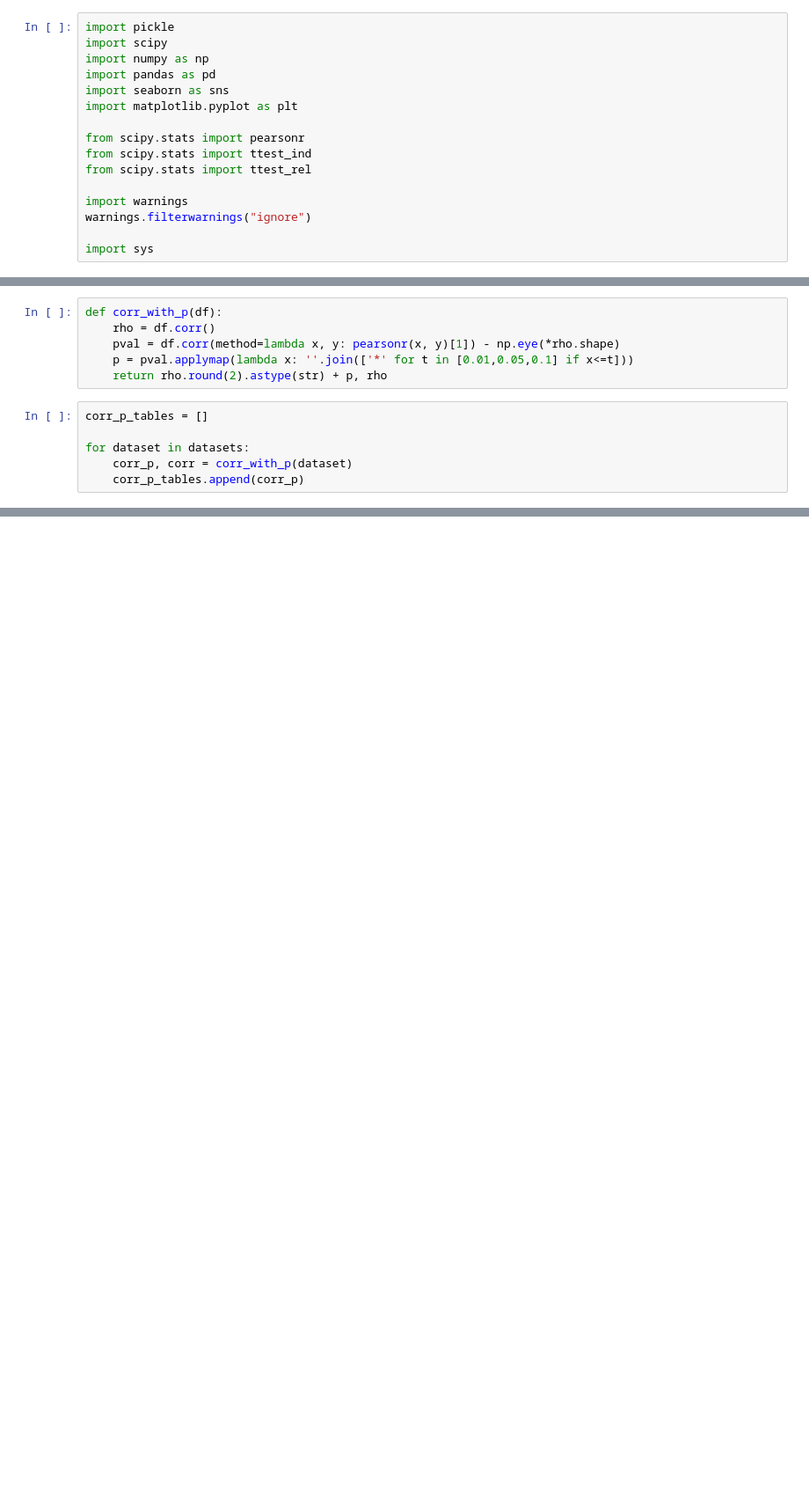
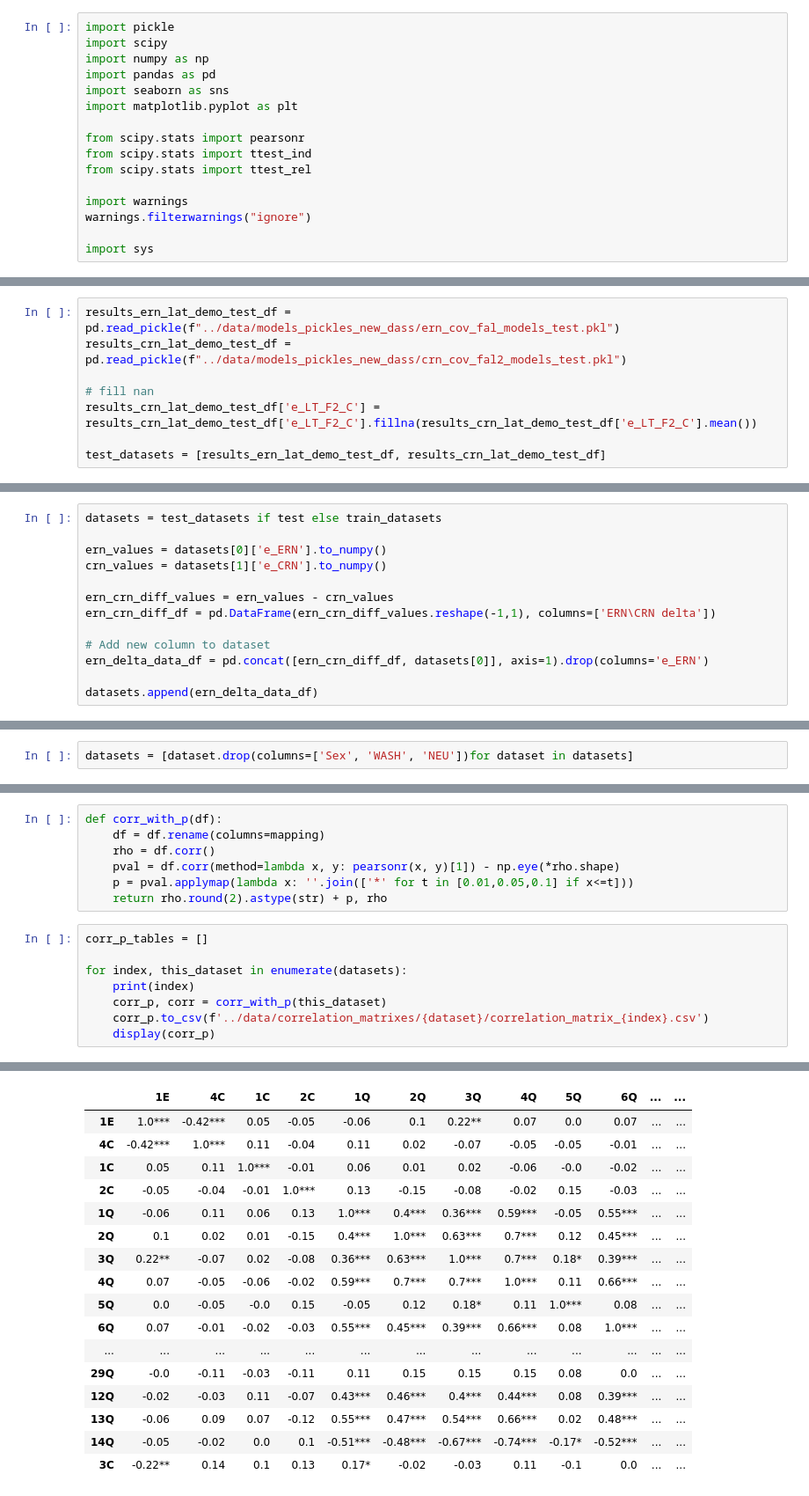
Before and after one commit to abelowska/errorNet, a Jupyter notebook: notebooks/correlation_analysis.ipynb, the cells around one changed output, grey strips where cells are left out. Shown: that part at 88% size. Cells and saved outputs as stored; diff of their text form; blank space fills up the shorter version.

Commit message:
Adds correlation analyses

```diff
--- a/notebooks/correlation_analysis.ipynb
+++ b/notebooks/correlation_analysis.ipynb
@@ -46 +33,9 @@ datasets = [
+# %%
+results_ern_lat_demo_test_df = pd.read_pickle(f"../data/models_pickles_new_dass/ern_cov_fal_models_test.pkl")
+results_crn_lat_demo_test_df = pd.read_pickle(f"../data/models_pickles_new_dass/crn_cov_fal2_models_test.pkl")
+
+# fill nan
+results_crn_lat_demo_test_df['e_LT_F2_C'] = results_crn_lat_demo_test_df['e_LT_F2_C'].fillna(results_crn_lat_demo_test_df['e_LT_F2_C'].mean())
+
+test_datasets = [results_ern_lat_demo_test_df, results_crn_lat_demo_test_df]
 # %% [markdown]
@@ -95,0 +43,13 @@ datasets.append(ern_crn_diff_data_df)
+# %%
+datasets = test_datasets if test else train_datasets
+
+ern_values = datasets[0]['e_ERN'].to_numpy()
+crn_values = datasets[1]['e_CRN'].to_numpy()
+
+ern_crn_diff_values = ern_values - crn_values
+ern_crn_diff_df = pd.DataFrame(ern_crn_diff_values.reshape(-1,1), columns=['ERN\CRN delta'])
+
+# Add new column to dataset
+ern_delta_data_df = pd.concat([ern_crn_diff_df, datasets[0]], axis=1).drop(columns='e_ERN')
+
+datasets.append(ern_delta_data_df)
@@ -96 +58,3 @@ datasets.append(ern_crn_diff_data_df)
+# %%
+datasets = [dataset.drop(columns=['Sex', 'WASH', 'NEU'])for dataset in datasets]
 # %% [markdown]
@@ -98,5 +101,6 @@ datasets.append(ern_crn_diff_data_df)
 # %%
 def corr_with_p(df):
+    df = df.rename(columns=mapping)
     rho = df.corr()
     pval = df.corr(method=lambda x, y: pearsonr(x, y)[1]) - np.eye(*rho.shape)
     p = pval.applymap(lambda x: ''.join(['*' for t in [0.01,0.05,0.1] if x<=t]))
@@ -104,6 +108,9 @@ def corr_with_p(df):
 # %%
 corr_p_tables = []
 
-for dataset in datasets:
-    corr_p, corr = corr_with_p(dataset)
-    corr_p_tables.append(corr_p)
+for index, this_dataset in enumerate(datasets):
+    print(index)
+    corr_p, corr = corr_with_p(this_dataset)
+    corr_p.to_csv(f'../data/correlation_matrixes/{dataset}/correlation_matrix_{index}.csv')
+    display(corr_p)
+# %% [output]
@@ -109,0 +118,17 @@ for dataset in datasets:
+|  | 1E | 4C | 1C | 2C | 1Q | 2Q | 3Q | 4Q | 5Q | 6Q | ... | ... |
+| 1E | 1.0*** | -0.42*** | 0.05 | -0.05 | -0.06 | 0.1 | 0.22** | 0.07 | 0.0 | 0.07 | ... | ... |
+| 4C | -0.42*** | 1.0*** | 0.11 | -0.04 | 0.11 | 0.02 | -0.07 | -0.05 | -0.05 | -0.01 | ... | ... |
+| 1C | 0.05 | 0.11 | 1.0*** | -0.01 | 0.06 | 0.01 | 0.02 | -0.06 | -0.0 | -0.02 | ... | ... |
+| 2C | -0.05 | -0.04 | -0.01 | 1.0*** | 0.13 | -0.15 | -0.08 | -0.02 | 0.15 | -0.03 | ... | ... |
+| 1Q | -0.06 | 0.11 | 0.06 | 0.13 | 1.0*** | 0.4*** | 0.36*** | 0.59*** | -0.05 | 0.55*** | ... | ... |
+| 2Q | 0.1 | 0.02 | 0.01 | -0.15 | 0.4*** | 1.0*** | 0.63*** | 0.7*** | 0.12 | 0.45*** | ... | ... |
+| 3Q | 0.22** | -0.07 | 0.02 | -0.08 | 0.36*** | 0.63*** | 1.0*** | 0.7*** | 0.18* | 0.39*** | ... | ... |
+| 4Q | 0.07 | -0.05 | -0.06 | -0.02 | 0.59*** | 0.7*** | 0.7*** | 1.0*** | 0.11 | 0.66*** | ... | ... |
+| 5Q | 0.0 | -0.05 | -0.0 | 0.15 | -0.05 | 0.12 | 0.18* | 0.11 | 1.0*** | 0.08 | ... | ... |
+| 6Q | 0.07 | -0.01 | -0.02 | -0.03 | 0.55*** | 0.45*** | 0.39*** | 0.66*** | 0.08 | 1.0*** | ... | ... |
+| ... | ... | ... | ... | ... | ... | ... | ... | ... | ... | ... | ... | ... |
+| 29Q | -0.0 | -0.11 | -0.03 | -0.11 | 0.11 | 0.15 | 0.15 | 0.15 | 0.08 | 0.0 | ... | ... |
+| 12Q | -0.02 | -0.03 | 0.11 | -0.07 | 0.43*** | 0.46*** | 0.4*** | 0.44*** | 0.08 | 0.39*** | ... | ... |
+| 13Q | -0.06 | 0.09 | 0.07 | -0.12 | 0.55*** | 0.47*** | 0.54*** | 0.66*** | 0.02 | 0.48*** | ... | ... |
+| 14Q | -0.05 | -0.02 | 0.0 | 0.1 | -0.51*** | -0.48*** | -0.67*** | -0.74*** | -0.17* | -0.52*** | ... | ... |
+| 3C | -0.22** | 0.14 | 0.1 | 0.13 | 0.17* | -0.02 | -0.03 | 0.11 | -0.1 | 0.0 | ... | ... |
```
Also changed, not shown: parts of 24 cells of this notebook.
